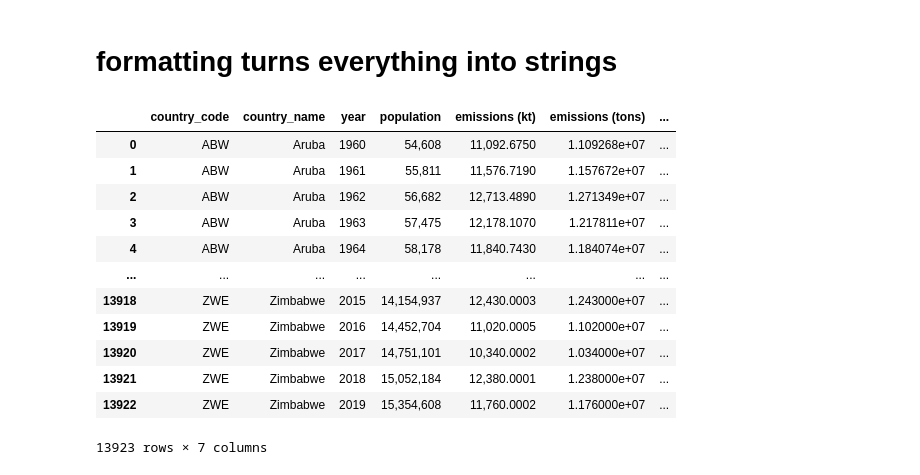
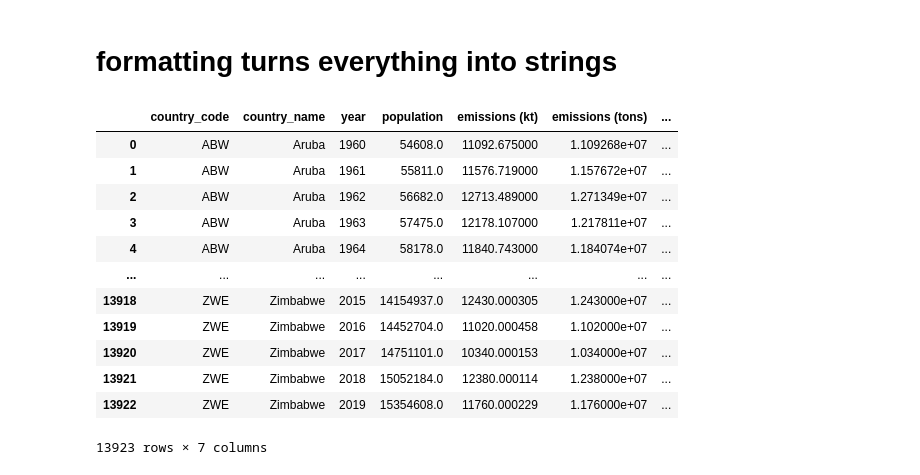
Before and after one commit to Blake-Singewald/CO2-Emissions, a Jupyter notebook: CO2-Emissions-Project/co2.ipynb, the cells around one changed output. Saved outputs shown, nothing was run; the diff lists cells and outputs as text; code cells hidden in the pictures.

```diff
--- a/CO2-Emissions-Project/co2.ipynb
+++ b/CO2-Emissions-Project/co2.ipynb
@@ -139,28 +139,29 @@ country_results_merged_df.head()
 # %% [markdown]
 # formatting turns everything into strings
 # %%
+#Formatting the columns
 
-#Formatting the columns
-country_results_merged_df["population"] = country_results_merged_df["population"].map("{:,.0f}".format)
+#country_results_merged_df["population"] = country_results_merged_df["population"].map("{:,.0f}".format)
 
-country_results_merged_df["emissions (kt)"] = country_results_merged_df["emissions (kt)"].map("{:,.4f}".format)
-country_results_merged_df["emissions per capita (t)"] = country_results_merged_df["emissions per capita (t)"].map("{:,.4f}".format)
+#country_results_merged_df["emissions (kt)"] = country_results_merged_df["emissions (kt)"].map("{:,.4f}".format)
+
+#country_results_merged_df["emissions per capita (t)"] = country_results_merged_df["emissions per capita (t)"].map("{:,.4f}".format)
 
 #Resets the index since we drop columns
 country_results_merged_df.reset_index(drop = True)
 # %% [output]
 |  | country_code | country_name | year | population | emissions (kt) | emissions (tons) | ... |
-| 0 | ABW | Aruba | 1960 | 54,608 | 11,092.6750 | 1.109268e+07 | ... |
-| 1 | ABW | Aruba | 1961 | 55,811 | 11,576.7190 | 1.157672e+07 | ... |
-| 2 | ABW | Aruba | 1962 | 56,682 | 12,713.4890 | 1.271349e+07 | ... |
-| 3 | ABW | Aruba | 1963 | 57,475 | 12,178.1070 | 1.217811e+07 | ... |
-| 4 | ABW | Aruba | 1964 | 58,178 | 11,840.7430 | 1.184074e+07 | ... |
+| 0 | ABW | Aruba | 1960 | 54608.0 | 11092.675000 | 1.109268e+07 | ... |
+| 1 | ABW | Aruba | 1961 | 55811.0 | 11576.719000 | 1.157672e+07 | ... |
+| 2 | ABW | Aruba | 1962 | 56682.0 | 12713.489000 | 1.271349e+07 | ... |
+| 3 | ABW | Aruba | 1963 | 57475.0 | 12178.107000 | 1.217811e+07 | ... |
+| 4 | ABW | Aruba | 1964 | 58178.0 | 11840.743000 | 1.184074e+07 | ... |
 | ... | ... | ... | ... | ... | ... | ... | ... |
-| 13918 | ZWE | Zimbabwe | 2015 | 14,154,937 | 12,430.0003 | 1.243000e+07 | ... |
-| 13919 | ZWE | Zimbabwe | 2016 | 14,452,704 | 11,020.0005 | 1.102000e+07 | ... |
-| 13920 | ZWE | Zimbabwe | 2017 | 14,751,101 | 10,340.0002 | 1.034000e+07 | ... |
-| 13921 | ZWE | Zimbabwe | 2018 | 15,052,184 | 12,380.0001 | 1.238000e+07 | ... |
-| 13922 | ZWE | Zimbabwe | 2019 | 15,354,608 | 11,760.0002 | 1.176000e+07 | ... |
+| 13918 | ZWE | Zimbabwe | 2015 | 14154937.0 | 12430.000305 | 1.243000e+07 | ... |
+| 13919 | ZWE | Zimbabwe | 2016 | 14452704.0 | 11020.000458 | 1.102000e+07 | ... |
+| 13920 | ZWE | Zimbabwe | 2017 | 14751101.0 | 10340.000153 | 1.034000e+07 | ... |
+| 13921 | ZWE | Zimbabwe | 2018 | 15052184.0 | 12380.000114 | 1.238000e+07 | ... |
+| 13922 | ZWE | Zimbabwe | 2019 | 15354608.0 | 11760.000229 | 1.176000e+07 | ... |
 13923 rows × 7 columns
 # %%
 sorted_df = country_results_merged_df.sort_values("emissions per capita (t)", ascending=True)
```
Also changed, not shown: parts of 38 cells of this notebook.
